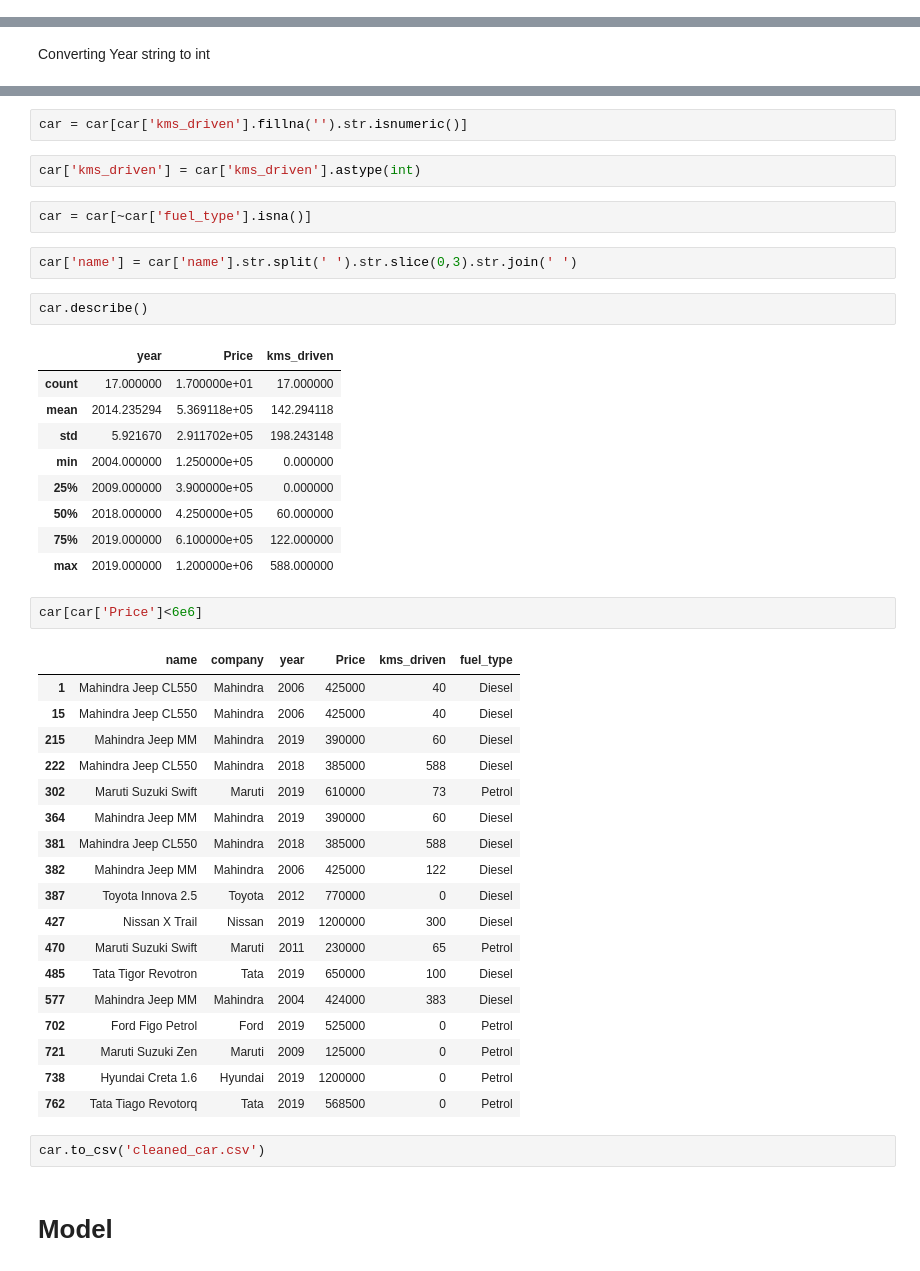
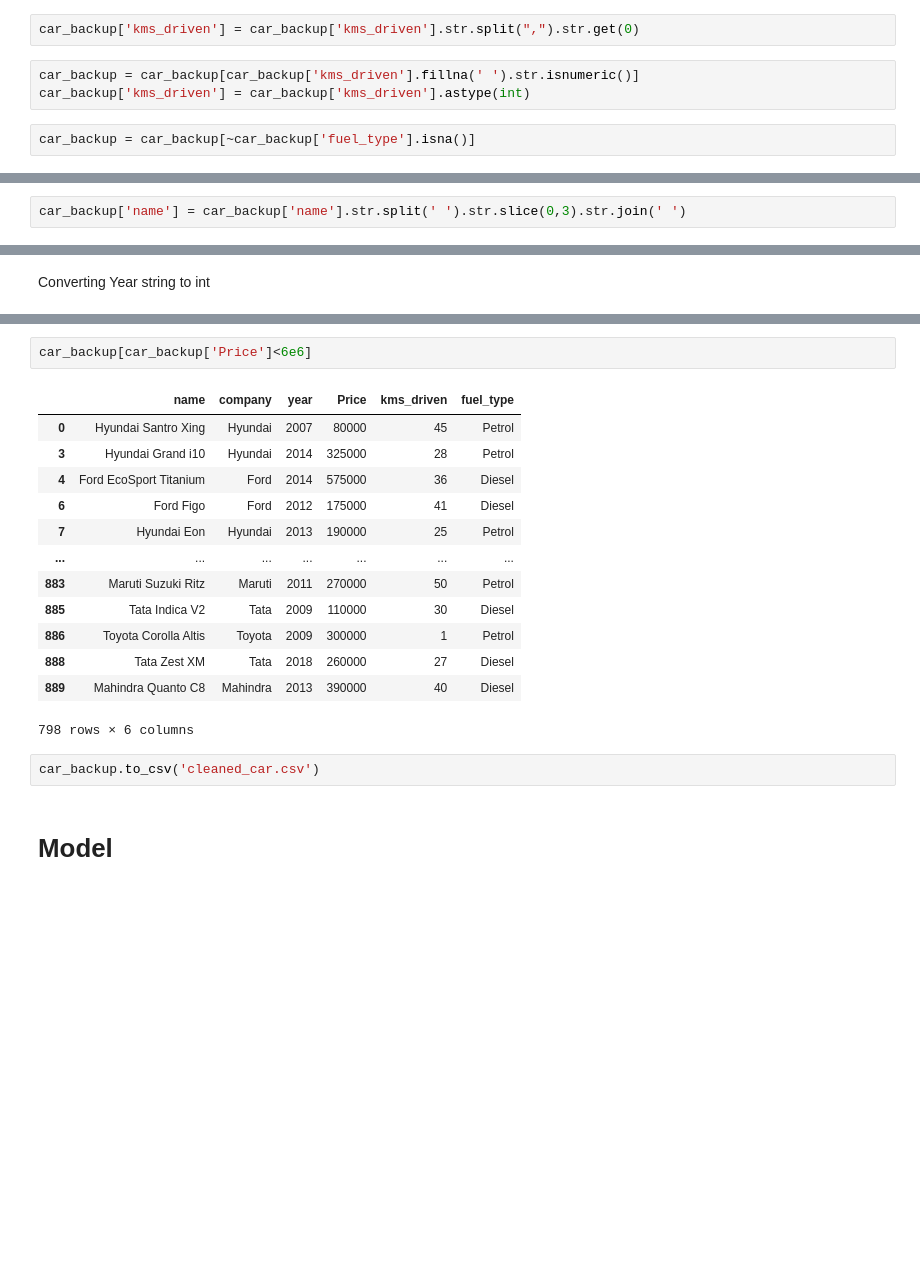
Before and after one commit to sachingupta0019/ML, a Jupyter notebook: CarPrice/index.ipynb, the cells around one changed output, grey strips where cells are left out. Cells and saved outputs as stored; diff of their text form; blank space fills up the shorter version.

```diff
--- a/CarPrice/test.ipynb
+++ b/CarPrice/index.ipynb
@@ -16,0 +36,7 @@ car_backup = car.copy()
+# %%
+car_backup['kms_driven'] = car_backup['kms_driven'].str.split(",").str.get(0)
+# %%
+car_backup = car_backup[car_backup['kms_driven'].fillna(' ').str.isnumeric()]
+car_backup['kms_driven'] = car_backup['kms_driven'].astype(int)
+# %%
+car_backup = car_backup[~car_backup['fuel_type'].isna()]
@@ -16,0 +45,2 @@ car_backup = car.copy()
+# %%
+car_backup['name'] = car_backup['name'].str.split(' ').str.slice(0,3).str.join(' ')
@@ -49,46 +53,21 @@ See the caveats in the documentation: https://pandas.pydata.org/pandas-docs/stab
-# %%
-car = car[car['kms_driven'].fillna('').str.isnumeric()]
-# %%
-car['kms_driven'] = car['kms_driven'].astype(int)
-# %%
-car = car[~car['fuel_type'].isna()]
-# %%
-car['name'] = car['name'].str.split(' ').str.slice(0,3).str.join(' ')
-# %%
-car.describe()
-# %% [output]
-|  | year | Price | kms_driven |
-| count | 17.000000 | 1.700000e+01 | 17.000000 |
-| mean | 2014.235294 | 5.369118e+05 | 142.294118 |
-| std | 5.921670 | 2.911702e+05 | 198.243148 |
-| min | 2004.000000 | 1.250000e+05 | 0.000000 |
-| 25% | 2009.000000 | 3.900000e+05 | 0.000000 |
-| 50% | 2018.000000 | 4.250000e+05 | 60.000000 |
-| 75% | 2019.000000 | 6.100000e+05 | 122.000000 |
-| max | 2019.000000 | 1.200000e+06 | 588.000000 |
 # %%
-car[car['Price']<6e6]
+car_backup[car_backup['Price']<6e6]
 # %% [output]
 |  | name | company | year | Price | kms_driven | fuel_type |
-| 1 | Mahindra Jeep CL550 | Mahindra | 2006 | 425000 | 40 | Diesel |
-| 15 | Mahindra Jeep CL550 | Mahindra | 2006 | 425000 | 40 | Diesel |
-| 215 | Mahindra Jeep MM | Mahindra | 2019 | 390000 | 60 | Diesel |
-| 222 | Mahindra Jeep CL550 | Mahindra | 2018 | 385000 | 588 | Diesel |
-| 302 | Maruti Suzuki Swift | Maruti | 2019 | 610000 | 73 | Petrol |
-| 364 | Mahindra Jeep MM | Mahindra | 2019 | 390000 | 60 | Diesel |
-| 381 | Mahindra Jeep CL550 | Mahindra | 2018 | 385000 | 588 | Diesel |
-| 382 | Mahindra Jeep MM | Mahindra | 2006 | 425000 | 122 | Diesel |
-| 387 | Toyota Innova 2.5 | Toyota | 2012 | 770000 | 0 | Diesel |
-| 427 | Nissan X Trail | Nissan | 2019 | 1200000 | 300 | Diesel |
-| 470 | Maruti Suzuki Swift | Maruti | 2011 | 230000 | 65 | Petrol |
-| 485 | Tata Tigor Revotron | Tata | 2019 | 650000 | 100 | Diesel |
-| 577 | Mahindra Jeep MM | Mahindra | 2004 | 424000 | 383 | Diesel |
-| 702 | Ford Figo Petrol | Ford | 2019 | 525000 | 0 | Petrol |
-| 721 | Maruti Suzuki Zen | Maruti | 2009 | 125000 | 0 | Petrol |
-| 738 | Hyundai Creta 1.6 | Hyundai | 2019 | 1200000 | 0 | Petrol |
-| 762 | Tata Tiago Revotorq | Tata | 2019 | 568500 | 0 | Petrol |
+| 0 | Hyundai Santro Xing | Hyundai | 2007 | 80000 | 45 | Petrol |
+| 3 | Hyundai Grand i10 | Hyundai | 2014 | 325000 | 28 | Petrol |
+| 4 | Ford EcoSport Titanium | Ford | 2014 | 575000 | 36 | Diesel |
+| 6 | Ford Figo | Ford | 2012 | 175000 | 41 | Diesel |
+| 7 | Hyundai Eon | Hyundai | 2013 | 190000 | 25 | Petrol |
+| ... | ... | ... | ... | ... | ... | ... |
+| 883 | Maruti Suzuki Ritz | Maruti | 2011 | 270000 | 50 | Petrol |
+| 885 | Tata Indica V2 | Tata | 2009 | 110000 | 30 | Diesel |
+| 886 | Toyota Corolla Altis | Toyota | 2009 | 300000 | 1 | Petrol |
+| 888 | Tata Zest XM | Tata | 2018 | 260000 | 27 | Diesel |
+| 889 | Mahindra Quanto C8 | Mahindra | 2013 | 390000 | 40 | Diesel |
+798 rows × 6 columns
 # %%
-car.to_csv('cleaned_car.csv')
+car_backup.to_csv('cleaned_car.csv')
 # %% [markdown]
 # Model
 # %%
```
Also changed, not shown: parts of 22 cells of this notebook, 5 other files.
